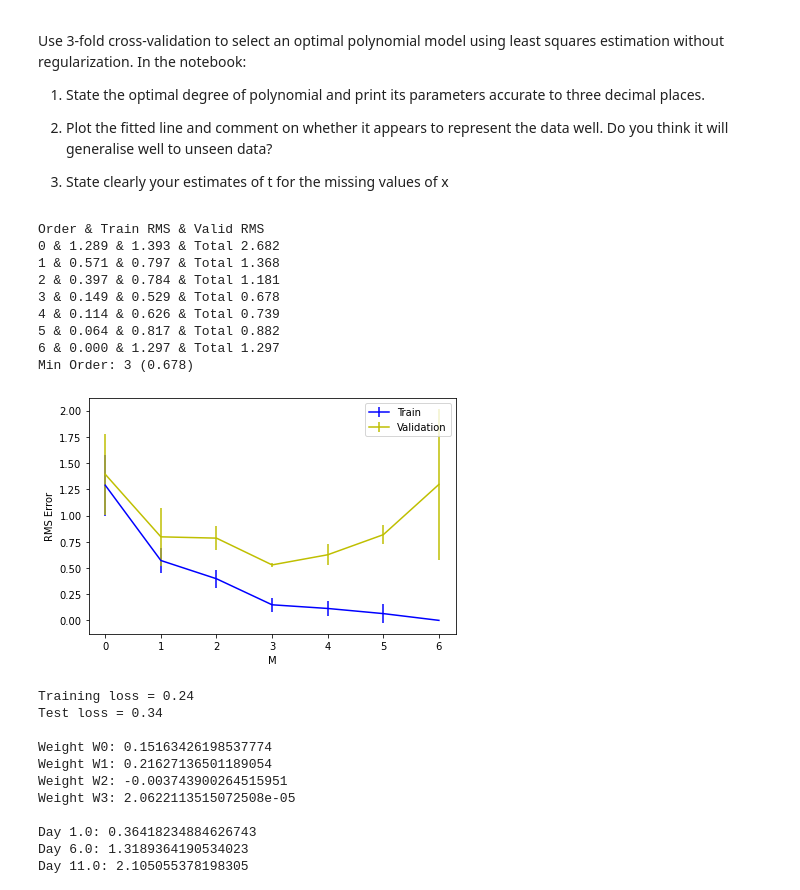
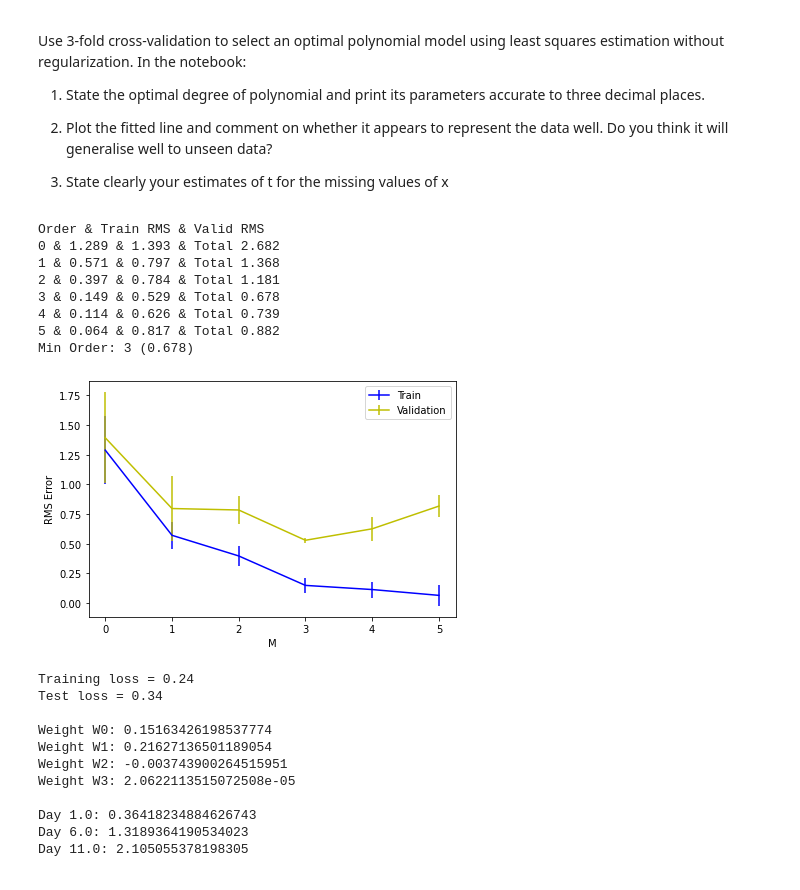
Before and after one commit to palvindersander/machine-learning-uni, a Jupyter notebook: regression 1/assignment1.ipynb, the cells around one changed output. Cells and saved outputs as stored; diff of their text form; code cells hidden in the pictures.

```diff
--- a/regression 1/assignment1.ipynb
+++ b/regression 1/assignment1.ipynb
@@ -68,7 +68,7 @@ trainval = np.random.permutation(trainval)
 Folds = [trainval[0:3], trainval[3:7], trainval[7:]]
 
 # Max polynomial order set to 7 because the training
-M = [0, 1, 2, 3, 4, 5, 6]
+M = [0, 1, 2, 3, 4, 5]
 
 # Number of folds
 K = 3
@@ -113,35 +113,34 @@ for i in M:
 
 # Plot RMS Error for each Polynomial order
 plt.figure()
 plt.errorbar(M, rmstrain, fmt='b-', yerr=stdtrain, label="Train")
 plt.errorbar(M, rmsvalid, fmt='y-', yerr=stdvalid, label="Validation")
 plt.xlabel('M')
 plt.ylabel('RMS Error')
 plt.legend()
 plt.tight_layout()
 
 # Output metrics and best polynomial order
 print("Order & Train RMS & Valid RMS ")
 minOrder = 0
 minTotal = float('inf')
 for i in M:
     if rmstrain[i] + rmsvalid[i] < minTotal:
         minTotal = rmstrain[i] + rmsvalid[i]
         minOrder = i
     print(
         f"{i:d} & {rmstrain[i]:.3f} & {rmsvalid[i]:.3f} & Total {(rmstrain[i] + rmsvalid[i]):.3f}")
 print(f"Min Order: {minOrder} ({minTotal:.3f})")
 # %% [output]
 Order & Train RMS & Valid RMS
 0 & 1.289 & 1.393 & Total 2.682
 1 & 0.571 & 0.797 & Total 1.368
 2 & 0.397 & 0.784 & Total 1.181
 3 & 0.149 & 0.529 & Total 0.678
 4 & 0.114 & 0.626 & Total 0.739
 5 & 0.064 & 0.817 & Total 0.882
-6 & 0.000 & 1.297 & Total 1.297
 Min Order: 3 (0.678)
-[figure, old version]
+[figure, new version]
 # %%
 # Recompute the basis for the cubic model
 polyorder = 3
```
Also changed, not shown: parts of 1 cell of this notebook.
